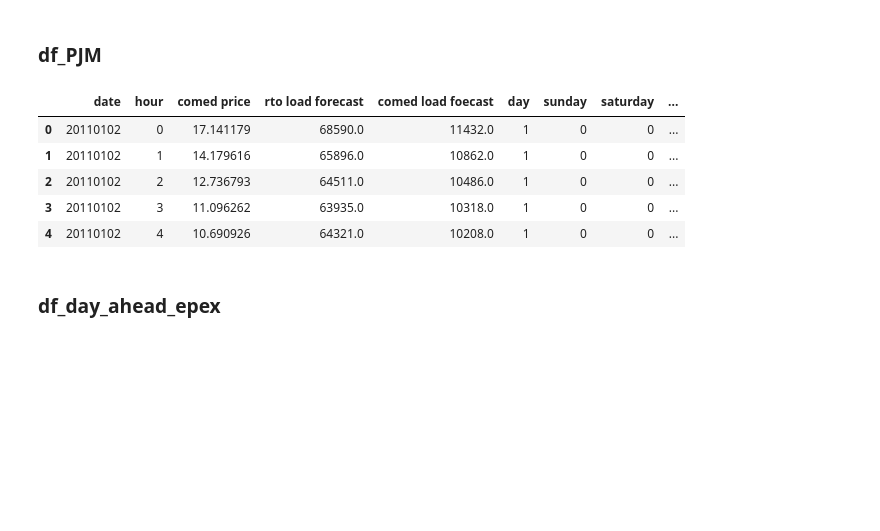
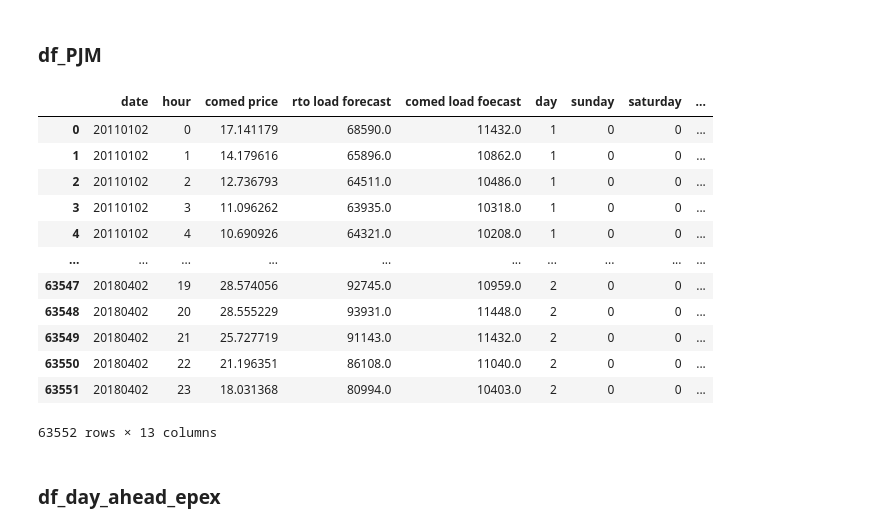
Before and after one commit to piovesanaedoardo/Project_Predictive-Analytics, a Jupyter notebook: main.ipynb, the cells around one changed output. Saved outputs shown, nothing was run; the diff lists cells and outputs as text; code cells hidden in the pictures; blank space fills up the shorter version.

```diff
--- a/main.ipynb
+++ b/main.ipynb
@@ -62,9 +73,16 @@ df_PJM['Max_Comed_Price'] = df_PJM.groupby('date')['comed price'].transform('max
 # %%
-df_PJM.head()
+df_PJM
 # %% [output]
 |  | date | hour | comed price | rto load forecast | comed load foecast | day | sunday | saturday | ... |
 | 0 | 20110102 | 0 | 17.141179 | 68590.0 | 11432.0 | 1 | 0 | 0 | ... |
 | 1 | 20110102 | 1 | 14.179616 | 65896.0 | 10862.0 | 1 | 0 | 0 | ... |
 | 2 | 20110102 | 2 | 12.736793 | 64511.0 | 10486.0 | 1 | 0 | 0 | ... |
 | 3 | 20110102 | 3 | 11.096262 | 63935.0 | 10318.0 | 1 | 0 | 0 | ... |
 | 4 | 20110102 | 4 | 10.690926 | 64321.0 | 10208.0 | 1 | 0 | 0 | ... |
+| ... | ... | ... | ... | ... | ... | ... | ... | ... | ... |
+| 63547 | 20180402 | 19 | 28.574056 | 92745.0 | 10959.0 | 2 | 0 | 0 | ... |
+| 63548 | 20180402 | 20 | 28.555229 | 93931.0 | 11448.0 | 2 | 0 | 0 | ... |
+| 63549 | 20180402 | 21 | 25.727719 | 91143.0 | 11432.0 | 2 | 0 | 0 | ... |
+| 63550 | 20180402 | 22 | 21.196351 | 86108.0 | 11040.0 | 2 | 0 | 0 | ... |
+| 63551 | 20180402 | 23 | 18.031368 | 80994.0 | 10403.0 | 2 | 0 | 0 | ... |
+63552 rows × 13 columns
```
Also changed, not shown: parts of 29 cells of this notebook.
